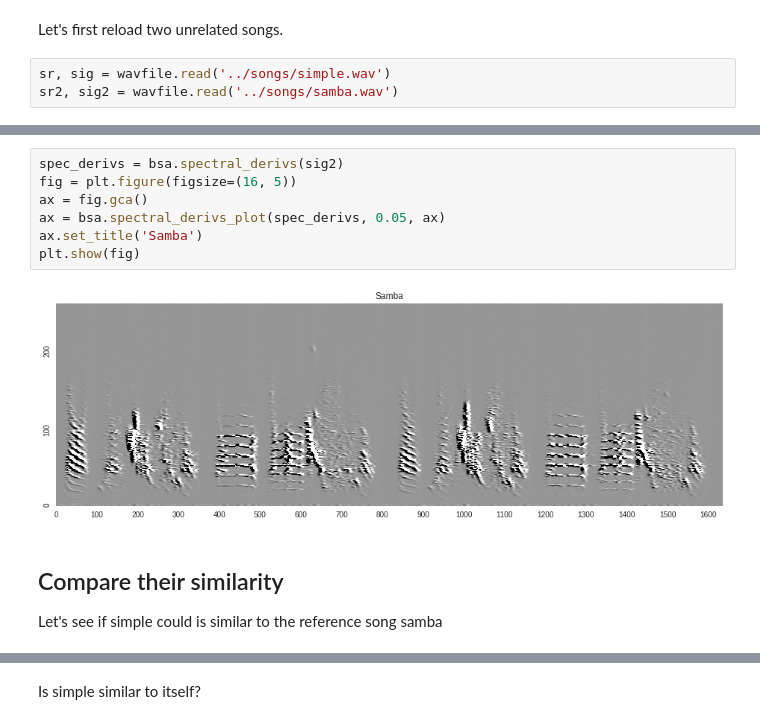
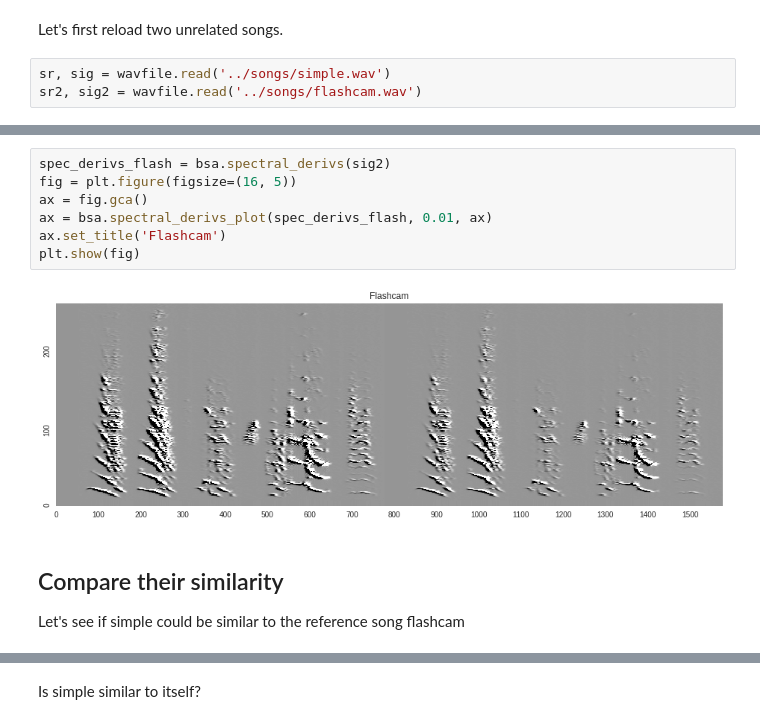
Before and after one commit to PaulEcoffet/birdsonganalysis, a Jupyter notebook: notebooks/Similarity.ipynb, the cells around one changed output, grey strips where cells are left out. Drawn from its saved outputs; the diff is of its cells as text.

```diff
--- a/notebooks/Similarity.ipynb
+++ b/notebooks/Similarity.ipynb
@@ -13,5 +13,5 @@ from scipy.io import wavfile
 Let's first reload two unrelated songs.
 # %%
 sr, sig = wavfile.read('../songs/simple.wav')
-sr2, sig2 = wavfile.read('../songs/samba.wav')
+sr2, sig2 = wavfile.read('../songs/flashcam.wav')
 # %%
@@ -24,16 +24,16 @@ plt.show(fig)
 # %% [output]
 [figure]
 # %%
-spec_derivs = bsa.spectral_derivs(sig2)
+spec_derivs_flash = bsa.spectral_derivs(sig2)
 fig = plt.figure(figsize=(16, 5))
 ax = fig.gca()
-ax = bsa.spectral_derivs_plot(spec_derivs, 0.05, ax)
-ax.set_title('Samba')
+ax = bsa.spectral_derivs_plot(spec_derivs_flash, 0.01, ax)
+ax.set_title('Flashcam')
 plt.show(fig)
 # %% [output]
-[figure, old version]
+[figure, new version]
 # %% [markdown]
 ## Compare their similarity
 
-Let's see if simple could is similar to the reference song samba
+Let's see if simple could be similar to the reference song flashcam
 # %%
```
Also changed, not shown: parts of 18 cells of this notebook, 4 other files.
